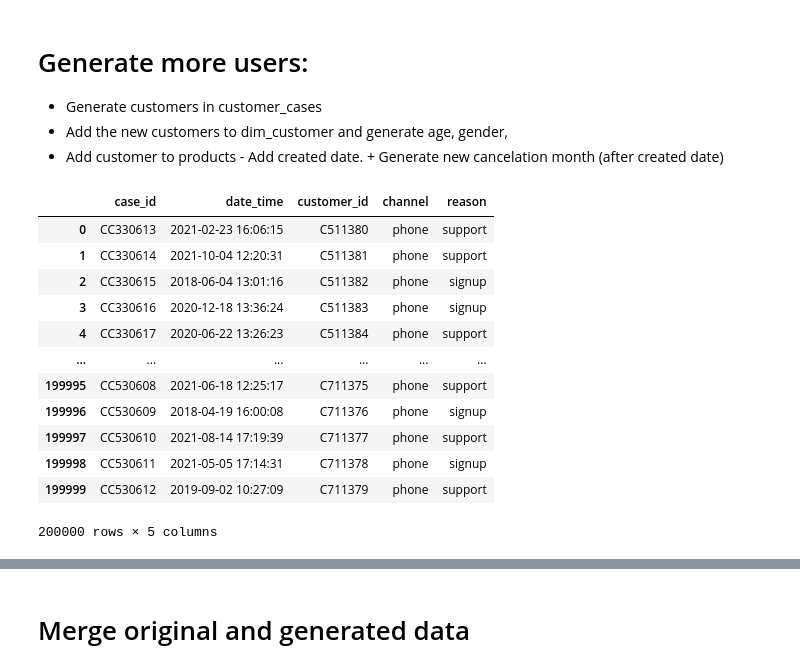
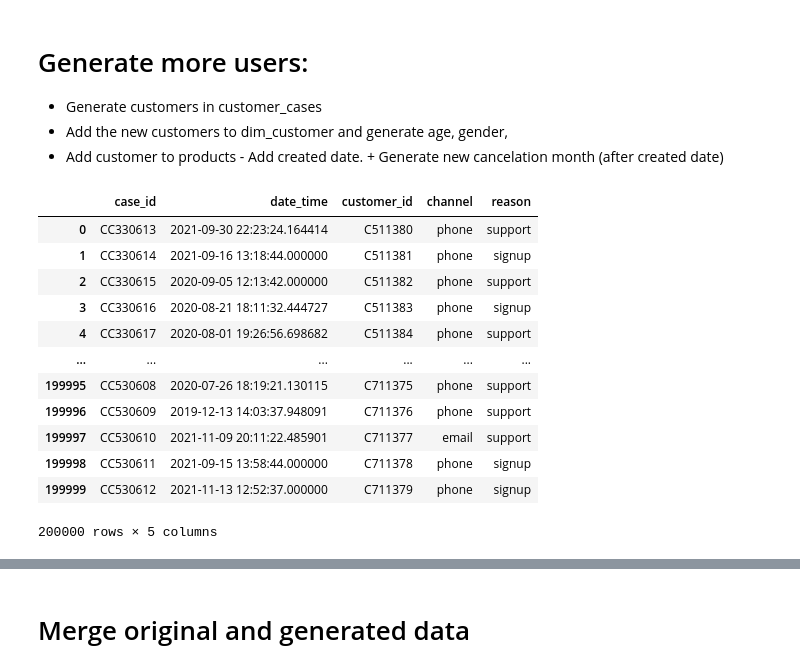
Before and after one commit to MartinBA741/QlikWorld, a Jupyter notebook: gen_data.ipynb, the cells around one changed output, grey strips where cells are left out. Saved outputs shown, nothing was run; the diff lists cells and outputs as text; code cells hidden in the pictures.

```diff
--- a/gen_data.ipynb
+++ b/gen_data.ipynb
@@ -6,48 +9,47 @@ import matplotlib.pyplot as plt
 # %%
-cases = pd.read_csv(r'C:\Users\MartinBirkAndreasen\Desktop\Jazz\QlikWorld\subscription\raw\customer_cases.csv', index_col=0)
-product = pd.read_csv(r'C:\Users\MartinBirkAndreasen\Desktop\Jazz\QlikWorld\subscription\raw\customer_product.csv', index_col=0)
-dim_customer = pd.read_csv(r'C:\Users\MartinBirkAndreasen\Desktop\Jazz\QlikWorld\subscription\raw\customer_info.csv', index_col=0)
+cases = pd.read_csv(r'C:\Users\MartinBirkAndreasen\Desktop\Jazz\QlikWorld\subscription\original_raw\customer_cases.csv', index_col=0)
+product = pd.read_csv(r'C:\Users\MartinBirkAndreasen\Desktop\Jazz\QlikWorld\subscription\original_raw\customer_product.csv', index_col=0)
+dim_customer = pd.read_csv(r'C:\Users\MartinBirkAndreasen\Desktop\Jazz\QlikWorld\subscription\original_raw\customer_info.csv', index_col=0)
 # %% [markdown]
 # Generate more users:
 - Generate customers in customer_cases
 - Add the new customers to dim_customer and generate age, gender,
 - Add customer to products - Add created date. + Generate new cancelation month (after created date)
 # %%
-def add_random_days(date):
-    n = np.random.uniform(30,365)
-    new_date = date + timedelta(days=n)
-    if (new_date.month==1) | (new_date.month==12):
-        new_date = new_date + timedelta(days=n*2)
+def add_random_days(date, t_0=60, t_1=120):
+    if date.month > 7:
+         new_date = date
+
     else:
-        pass
+        n = np.random.uniform(t_0,t_1)
+        new_date = date + timedelta(days=n)
 
     return new_date
 # %%
 sample_size = 200000
 
 gen_cases = pd.DataFrame({
     'case_id' :  np.array(pd.Series(np.repeat("CC", sample_size)) + pd.Series(np.arange(330613, 330613+sample_size)).astype(str)),
-    'date_time' : cases['date_time'].sample(sample_size, replace = True).to_numpy(),
+    'date_time' : cases['date_time'].sample(sample_size, replace = True, random_state=741).to_numpy(),
     'customer_id' : np.array(pd.Series(np.repeat("C", sample_size)) + pd.Series(np.arange(511380, 511380+sample_size)).astype(str)),
     'channel' : cases['channel'].sample(sample_size, replace = True).to_numpy(),
     'reason' : cases['reason'].sample(sample_size, replace = True).to_numpy(),
     })
 
-gen_cases['date_time'] = pd.to_datetime(gen_cases['date_time'])
-
+gen_cases['date_time'] = pd.to_datetime(gen_cases['date_time']).apply(lambda x: add_random_days(x, t_0=100, t_1=160))
 
 gen_cases
 # %% [output]
 |  | case_id | date_time | customer_id | channel | reason |
-| 0 | CC330613 | 2021-02-23 16:06:15 | C511380 | phone | support |
-| 1 | CC330614 | 2021-10-04 12:20:31 | C511381 | phone | support |
-| 2 | CC330615 | 2018-06-04 13:01:16 | C511382 | phone | signup |
-| 3 | CC330616 | 2020-12-18 13:36:24 | C511383 | phone | signup |
-| 4 | CC330617 | 2020-06-22 13:26:23 | C511384 | phone | support |
+| 0 | CC330613 | 2021-09-30 22:23:24.164414 | C511380 | phone | support |
+| 1 | CC330614 | 2021-09-16 13:18:44.000000 | C511381 | phone | signup |
+| 2 | CC330615 | 2020-09-05 12:13:42.000000 | C511382 | phone | support |
+| 3 | CC330616 | 2020-08-21 18:11:32.444727 | C511383 | phone | signup |
+| 4 | CC330617 | 2020-08-01 19:26:56.698682 | C511384 | phone | support |
 | ... | ... | ... | ... | ... | ... |
-| 199995 | CC530608 | 2021-06-18 12:25:17 | C711375 | phone | support |
-| 199996 | CC530609 | 2018-04-19 16:00:08 | C711376 | phone | signup |
-| 199997 | CC530610 | 2021-08-14 17:19:39 | C711377 | phone | support |
-| 199998 | CC530611 | 2021-05-05 17:14:31 | C711378 | phone | signup |
-| 199999 | CC530612 | 2019-09-02 10:27:09 | C711379 | phone | support |
+| 199995 | CC530608 | 2020-07-26 18:19:21.130115 | C711375 | phone | support |
+| 199996 | CC530609 | 2019-12-13 14:03:37.948091 | C711376 | phone | support |
+| 199997 | CC530610 | 2021-11-09 20:11:22.485901 | C711377 | email | support |
+| 199998 | CC530611 | 2021-09-15 13:58:44.000000 | C711378 | phone | signup |
+| 199999 | CC530612 | 2021-11-13 12:52:37.000000 | C711379 | phone | signup |
 200000 rows × 5 columns
```
Also changed, not shown: parts of 12 cells of this notebook.
